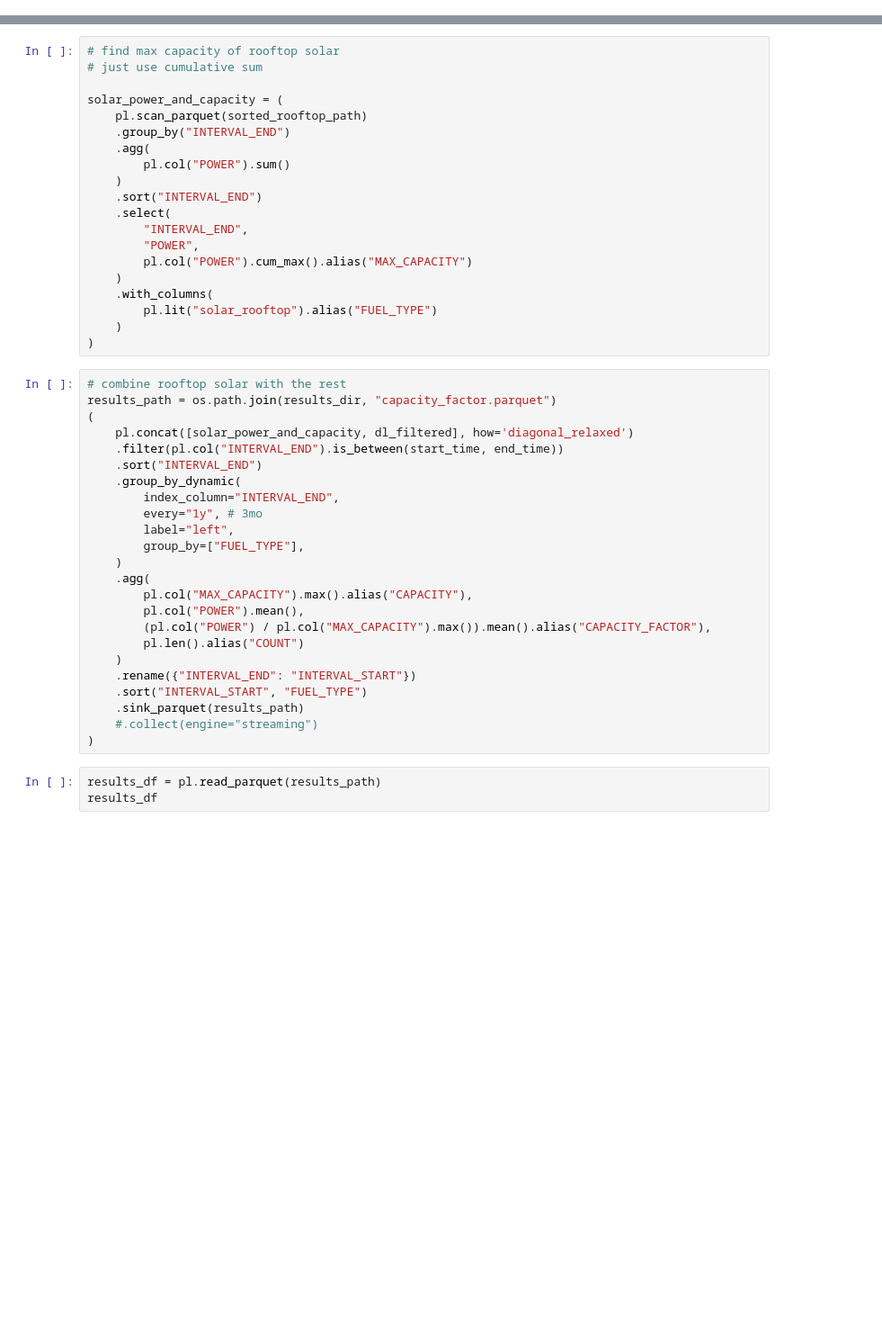
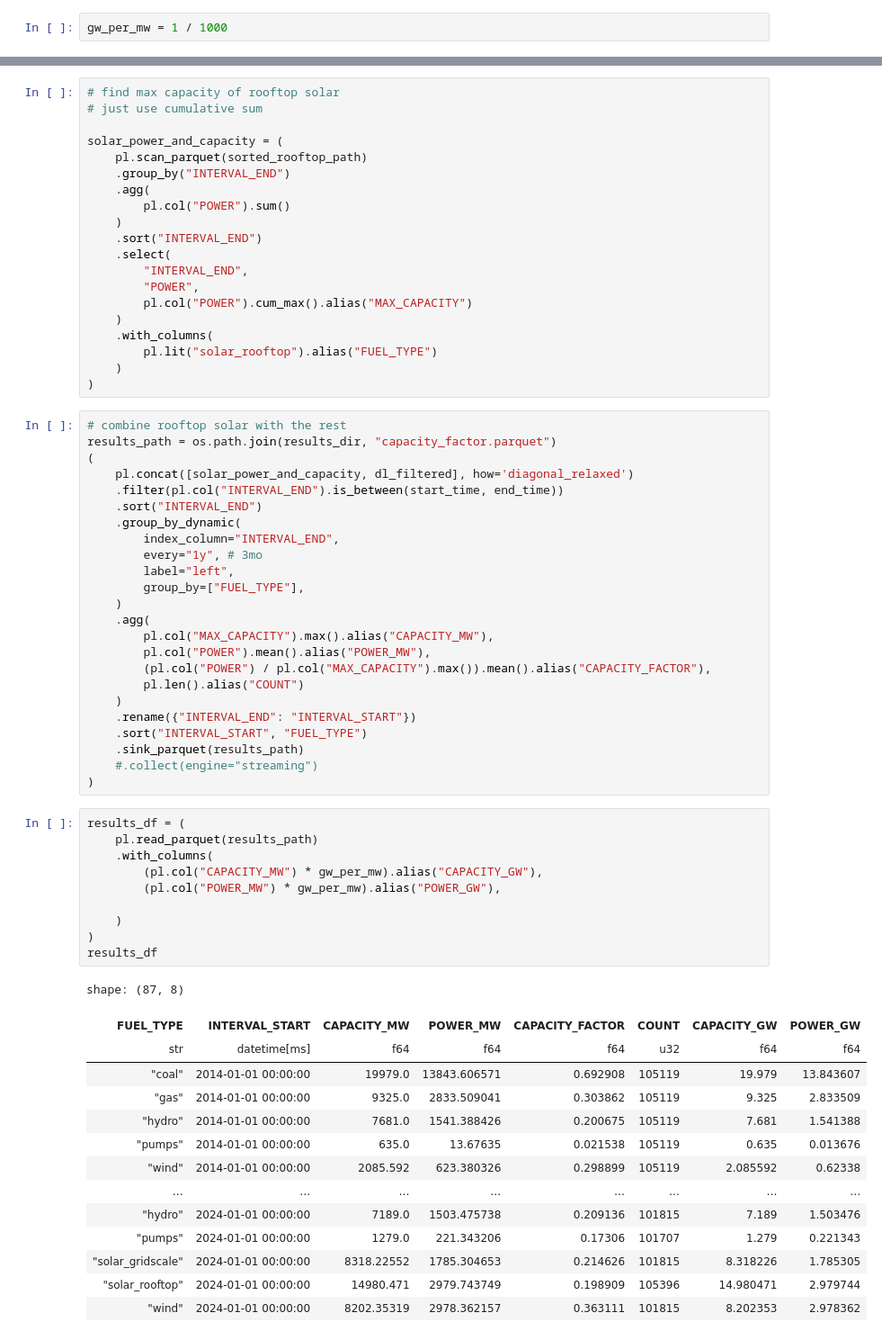
Before and after one commit to mdavis-xyz/masters-thesis, a Jupyter notebook: capture-price-ratio/capture-ratio.ipynb, the cells around one changed output, grey strips where cells are left out. Shown at 90% size. Drawn from its saved outputs; the diff is of its cells as text; blank space fills up the shorter version.

```diff
--- a/capture-price-ratio/capture-ratio.ipynb
+++ b/capture-price-ratio/capture-ratio.ipynb
@@ -44,6 +44,8 @@ color_mapping = {
     "wind": "green",
     #"hydro": "blue",
 }
+# %%
+gw_per_mw = 1 / 1000
 # %% [markdown]
 ## Download Data
 # %%
@@ -888,8 +894,8 @@ results_path = os.path.join(results_dir, "capacity_factor.parquet")
         group_by=["FUEL_TYPE"],
     )
     .agg(
-        pl.col("MAX_CAPACITY").max().alias("CAPACITY"),
-        pl.col("POWER").mean(),
+        pl.col("MAX_CAPACITY").max().alias("CAPACITY_MW"),
+        pl.col("POWER").mean().alias("POWER_MW"),
         (pl.col("POWER") / pl.col("MAX_CAPACITY").max()).mean().alias("CAPACITY_FACTOR"),
         pl.len().alias("COUNT")
     )
@@ -899,6 +905,28 @@ results_path = os.path.join(results_dir, "capacity_factor.parquet")
     #.collect(engine="streaming")
 )
 # %%
-results_df = pl.read_parquet(results_path)
+results_df = (
+    pl.read_parquet(results_path)
+    .with_columns(
+        (pl.col("CAPACITY_MW") * gw_per_mw).alias("CAPACITY_GW"),
+        (pl.col("POWER_MW") * gw_per_mw).alias("POWER_GW"),
+
+    )
+)
 results_df
+# %% [output]
+shape: (87, 8)
+| FUEL_TYPE | INTERVAL_START | CAPACITY_MW | POWER_MW | CAPACITY_FACTOR | COUNT | CAPACITY_GW | POWER_GW |
+| str | datetime[ms] | f64 | f64 | f64 | u32 | f64 | f64 |
+| "coal" | 2014-01-01 00:00:00 | 19979.0 | 13843.606571 | 0.692908 | 105119 | 19.979 | 13.843607 |
+| "gas" | 2014-01-01 00:00:00 | 9325.0 | 2833.509041 | 0.303862 | 105119 | 9.325 | 2.833509 |
+| "hydro" | 2014-01-01 00:00:00 | 7681.0 | 1541.388426 | 0.200675 | 105119 | 7.681 | 1.541388 |
+| "pumps" | 2014-01-01 00:00:00 | 635.0 | 13.67635 | 0.021538 | 105119 | 0.635 | 0.013676 |
+| "wind" | 2014-01-01 00:00:00 | 2085.592 | 623.380326 | 0.298899 | 105119 | 2.085592 | 0.62338 |
+| … | … | … | … | … | … | … | … |
+| "hydro" | 2024-01-01 00:00:00 | 7189.0 | 1503.475738 | 0.209136 | 101815 | 7.189 | 1.503476 |
+| "pumps" | 2024-01-01 00:00:00 | 1279.0 | 221.343206 | 0.17306 | 101707 | 1.279 | 0.221343 |
+| "solar_gridscale" | 2024-01-01 00:00:00 | 8318.22552 | 1785.304653 | 0.214626 | 101815 | 8.318226 | 1.785305 |
+| "solar_rooftop" | 2024-01-01 00:00:00 | 14980.471 | 2979.743749 | 0.198909 | 105396 | 14.980471 | 2.979744 |
+| "wind" | 2024-01-01 00:00:00 | 8202.35319 | 2978.362157 | 0.363111 | 101815 | 8.202353 | 2.978362 |
 # %%
```
Also changed, not shown: parts of 5 cells of this notebook.
